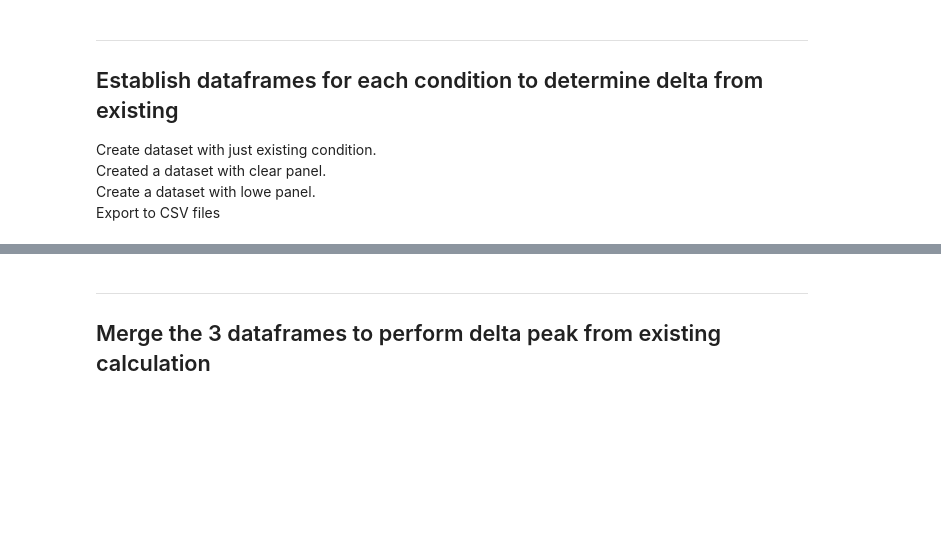
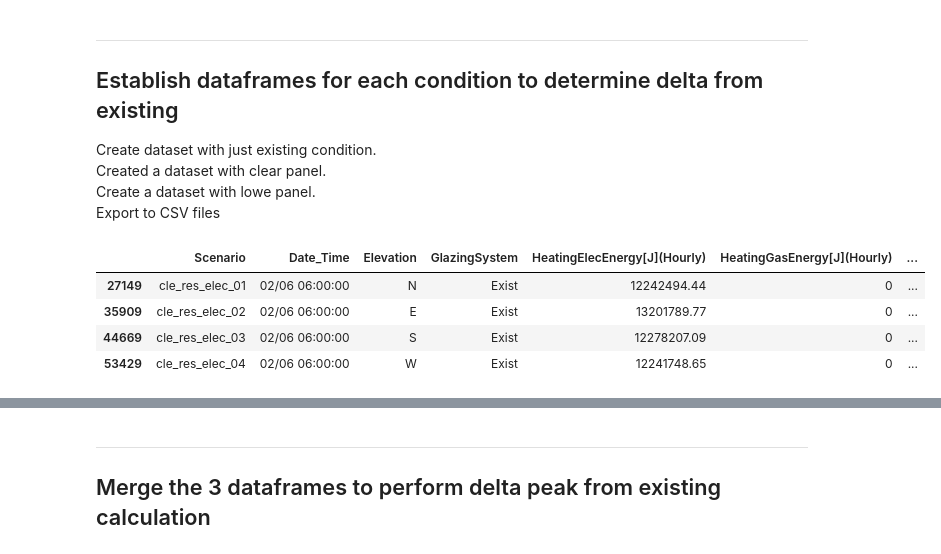
Before and after one commit to klharp/Eplus_Maine, a Jupyter notebook: CLE_Res_Scraper.ipynb, the cells around one changed output, grey strips where cells are left out. Saved outputs shown, nothing was run; the diff lists cells and outputs as text; code cells hidden in the pictures; blank space fills up the shorter version.

```diff
--- a/CLE_Res_Scraper.ipynb
+++ b/CLE_Res_Scraper.ipynb
@@ -683,8 +641,14 @@ Export to CSV files
 # %%
 # Define the scenario for the existing condition.
 baselinePeakDemandElec = PeakDemandElec[PeakDemandElec["GlazingSystem"] == "Exist"]
 
-# baselinePeakDemandElec
+baselinePeakDemandElec
+# %% [output]
+|  | Scenario | Date_Time | Elevation | GlazingSystem | HeatingElecEnergy[J](Hourly) | HeatingGasEnergy[J](Hourly) | ... |
+| 27149 | cle_res_elec_01 | 02/06 06:00:00 | N | Exist | 12242494.44 | 0 | ... |
+| 35909 | cle_res_elec_02 | 02/06 06:00:00 | E | Exist | 13201789.77 | 0 | ... |
+| 44669 | cle_res_elec_03 | 02/06 06:00:00 | S | Exist | 12278207.09 | 0 | ... |
+| 53429 | cle_res_elec_04 | 02/06 06:00:00 | W | Exist | 12241748.65 | 0 | ... |
 # %%
 # list(baselinePeakDemandElec.columns.values)
 # %%
```
Also changed, not shown: parts of 11 cells of this notebook, 13 other files.
